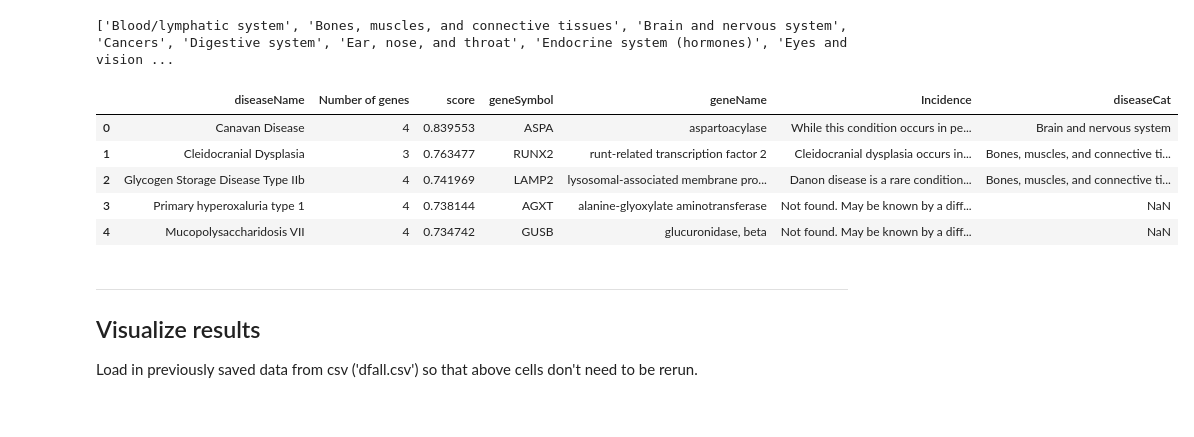
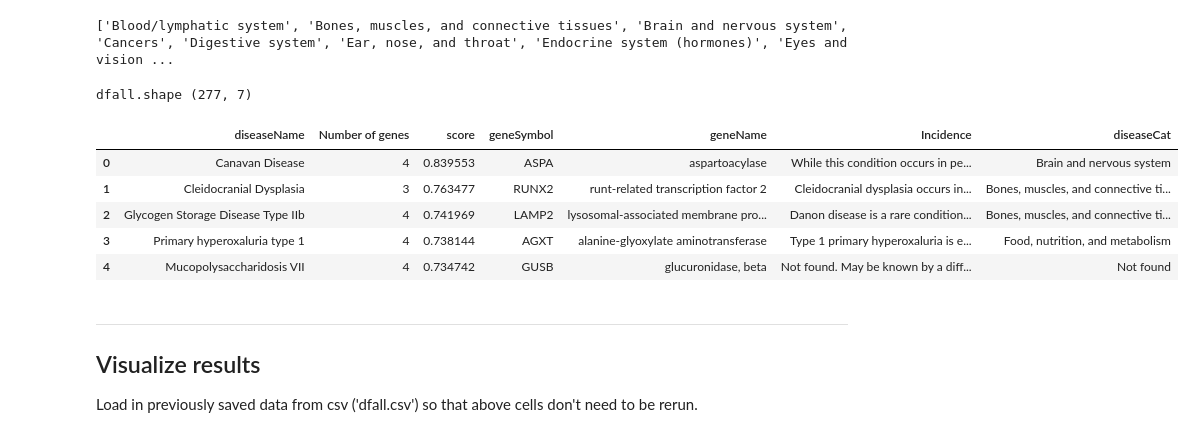
Before and after one commit to dbricare/datainc, a Jupyter notebook: genediseasedata.ipynb, the cells around one changed output. Drawn from its saved outputs; the diff is of its cells as text; code cells hidden in the pictures.

```diff
--- a/genediseasedata.ipynb
+++ b/genediseasedata.ipynb
@@ -190,0 +196,15 @@ Diseases remaining: 277
+# %%
+# Generate copy and keep first duplicate
+dfunique = dfthresh['diseaseName'].copy(deep=False)
+# dfunique.sort_values('score', ascending=False, inplace=True)
+dfunique.drop_duplicates(keep='first', inplace=True)
+
+# Check values removed
+# print('Entries removed:',dfthresh.shape[0]-dfunique.shape[0])
+dfrem = dfthresh.drop(dfunique.index)
+for i in range(dfrem.shape[0]):
+    currow = dfrem.diseaseName.iloc[i]
+    print('Removed:', currow)
+    print('Total found:', dfthresh.diseaseName[dfthresh['diseaseName']==currow].count())
+print('')
+print('Total unique diseases:', dfunique.shape[0])
@@ -202,8 +229,8 @@ alias['Glycogen Storage Disease Type IIb'] = 'Danon disease'
 alias['Primary hyperoxaluria type 1'] = 'primary hyperoxaluria'
 
 # Create list of disease names
-dfthresh.sort_values('score', ascending=False, inplace=True)
-idx = dfthresh.diseaseName.tolist()
+# dfthresh.sort_values('score', ascending=False, inplace=True)
+idx = dfunique.tolist()
 # print(idx)
 
 # Create list of urls
@@ -232,7 +259,7 @@ for url in urls:
     # If disease is not found and alias is known format appropriate idx (disease name) as url
     if len(res) == 0:
         if idx[count] in alias:
-            url = dburl+str.lower(alias[idx[count]].replace(' ','-'))
+            url = dburl+'condition/'+str.lower(alias[idx[count]].replace(' ','-'))
             res = soupify(url)
             if len(res) == 0:
                 res = [None, 'Not found. May be known by a different name.']
@@ -265,6 +276,7 @@ inciddata = np.column_stack((np.array(idx),np.array(incid)))
 # inciddata[0,:]
 
 dfjustincid = pd.DataFrame(inciddata, columns=['diseaseName', 'Incidence'])
-dfincid = pd.merge(dfthresh, dfincid, on='diseaseName')
+dfincid = pd.merge(dfthresh, dfjustincid, on='diseaseName', how='outer')
+print('dfincid.shape',dfincid.shape)
 dfincid.head()
 # %% [output]
@@ -313,16 +322,6 @@ catnames = [q.split(link)[1] for link in links]
 # Search each category page for the identified diseases
 
 dburl = 'http://ghr.nlm.nih.gov/'
-
-# def soupify(url, srchstr):
-#     # Request content from web page
-#     result = requests.get(url)
-#     c = result.content
-
-#     # Set as Beautiful Soup Object
-#     soup = BeautifulSoup(c, "lxml")
-#     res = soup.find(re.compile(srchstr, re.IGNORECASE))
-#     return res,soup
 
 incididx = dfincid['Incidence'] != 'Not found. May be known by a different name.'
 founddis = dfincid['diseaseName'][incididx].drop_duplicates(keep='first')
@@ -338,18 +337,25 @@ for i in range(len(caturls)):
         if str.lower(disname) in soup:
             dfcat = dfcat.append({'diseaseName':disname,'diseaseCat':catnames[i]},
                                  ignore_index=True)
+        else:
+            if disname in alias and str.lower(alias[disname]) in soup:
+                dfcat = dfcat.append({'diseaseName':disname,'diseaseCat':catnames[i]},
+                                 ignore_index=True)
 # %%
 # If disease present in more than one category, assign to first category alphabetically
 dfcatdrop = dfcat.drop_duplicates(subset='diseaseName', keep='first')
 dfall = pd.merge(dfincid, dfcatdrop, on='diseaseName', how='outer')
+dfall.fillna('Not found', inplace=True)
+print('dfall.shape',dfall.shape)
 dfall.head()
 # %% [output]
+dfall.shape (277, 7)
 |  | diseaseName | Number of genes | score | geneSymbol | geneName | Incidence | diseaseCat |
 | 0 | Canavan Disease | 4 | 0.839553 | ASPA | aspartoacylase | While this condition occurs in pe... | Brain and nervous system |
 | 1 | Cleidocranial Dysplasia | 3 | 0.763477 | RUNX2 | runt-related transcription factor 2 | Cleidocranial dysplasia occurs in... | Bones, muscles, and connective ti... |
 | 2 | Glycogen Storage Disease Type IIb | 4 | 0.741969 | LAMP2 | lysosomal-associated membrane pro... | Danon disease is a rare condition... | Bones, muscles, and connective ti... |
-| 3 | Primary hyperoxaluria type 1 | 4 | 0.738144 | AGXT | alanine-glyoxylate aminotransferase | Not found. May be known by a diff... | NaN |
-| 4 | Mucopolysaccharidosis VII | 4 | 0.734742 | GUSB | glucuronidase, beta | Not found. May be known by a diff... | NaN |
+| 3 | Primary hyperoxaluria type 1 | 4 | 0.738144 | AGXT | alanine-glyoxylate aminotransferase | Type 1 primary hyperoxaluria is e... | Food, nutrition, and metabolism |
+| 4 | Mucopolysaccharidosis VII | 4 | 0.734742 | GUSB | glucuronidase, beta | Not found. May be known by a diff... | Not found |
 # %%
 # Save progress
 dfall.to_csv('dfall.csv')
```
Also changed, not shown: parts of 13 cells of this notebook, 1 other file.
